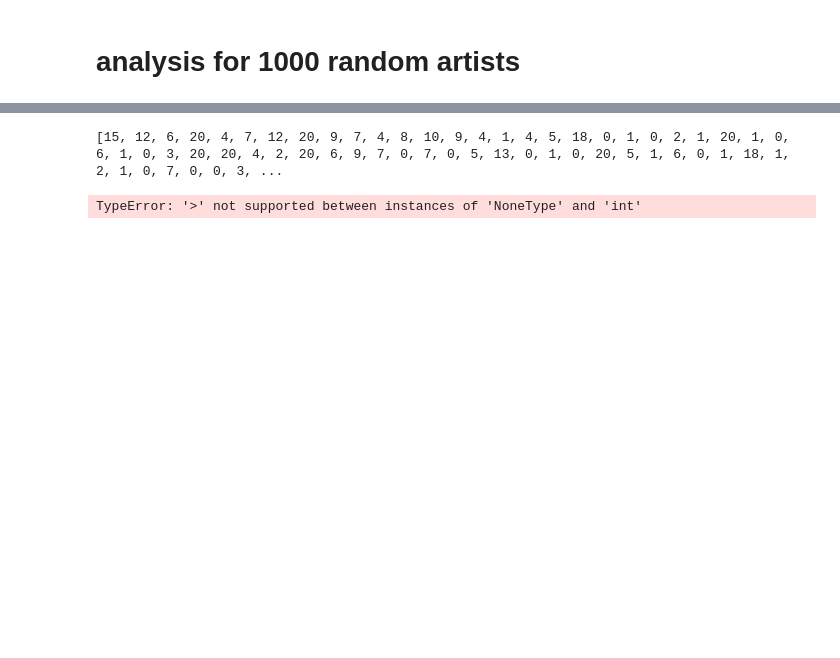
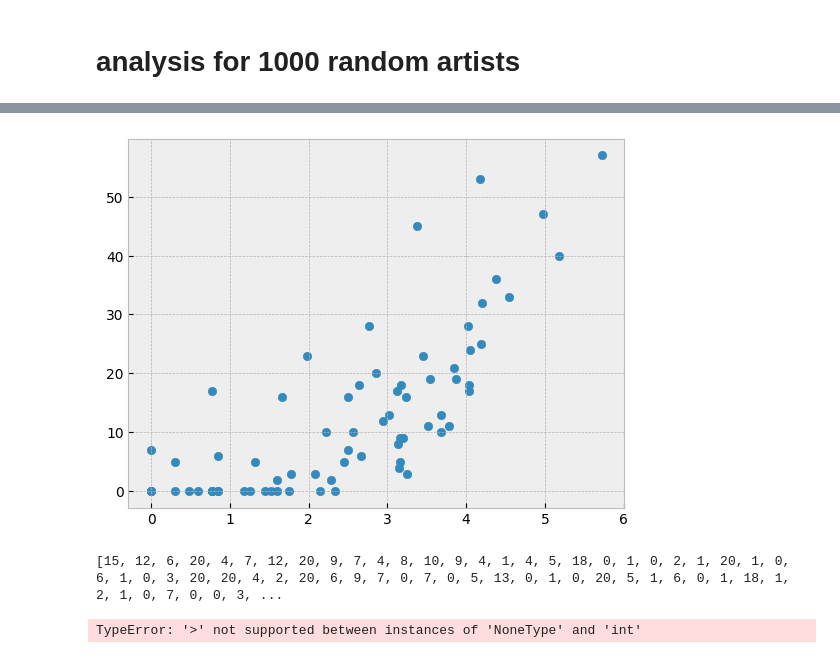
Before and after one commit to sjeffreson/serch, a Jupyter notebook: Do_ArtistNames_analysis.ipynb, the cells around one changed output, grey strips where cells are left out. Saved outputs shown, nothing was run; the diff lists cells and outputs as text; code cells hidden in the pictures; blank space fills up the shorter version.

```diff
--- a/Do_ArtistNames_analysis.ipynb
+++ b/Do_ArtistNames_analysis.ipynb
@@ -40,3 +43,8 @@ plt.hist(data.artist_info['popularity'], bins=20, histtype='step', lw=2, log=Tru
+# %%
+plt.scatter(np.log10(data.artist_info['followers']), data.artist_info['popularity'])
+plt.show()
+# %% [output]
+[figure, added]
 # %%
 print(data.artist_info['num_releases'])
 active_artist_data = data.get_active_artists()
```
Also changed, not shown: parts of 2 cells of this notebook, 2 other files.
